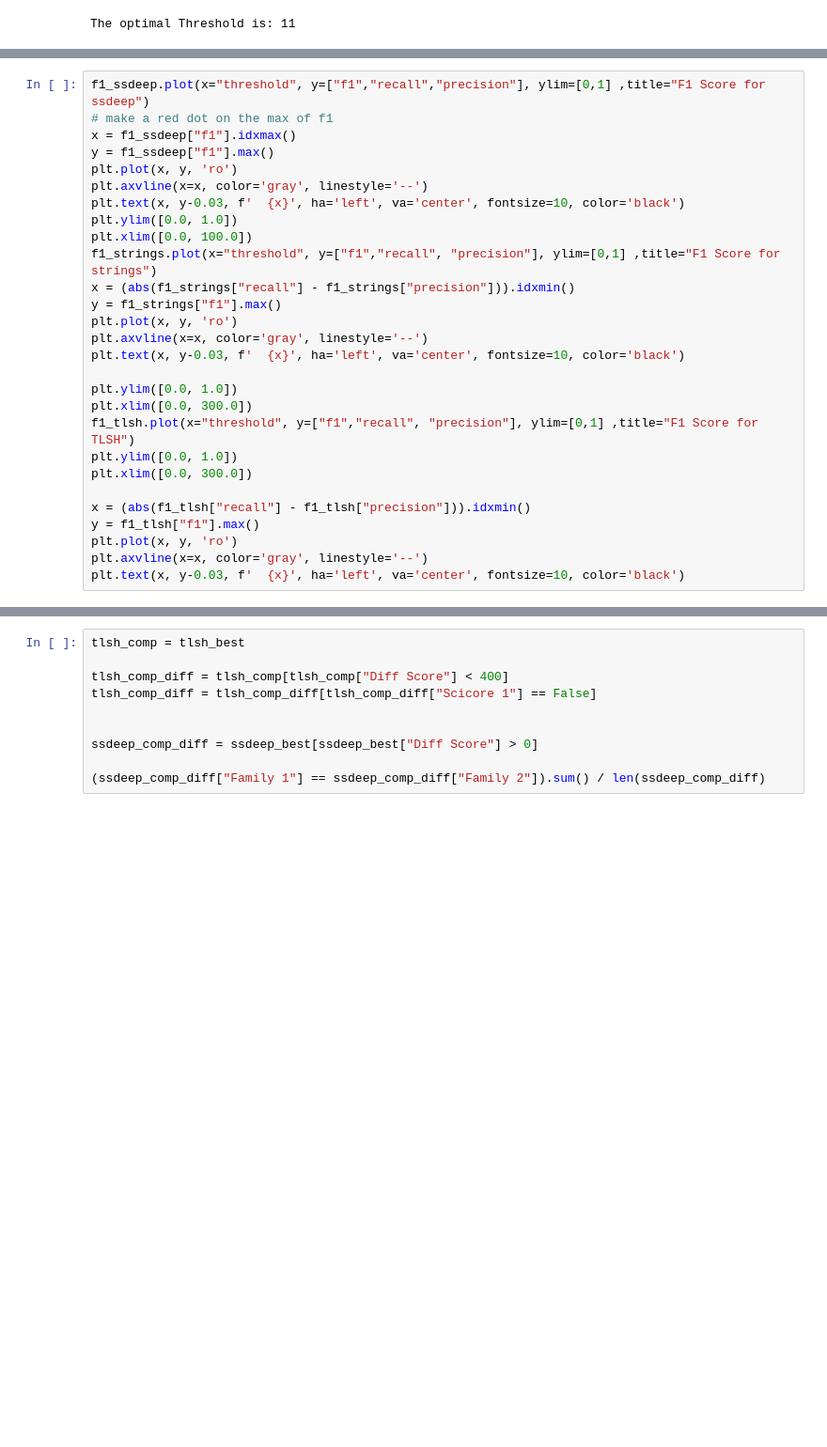
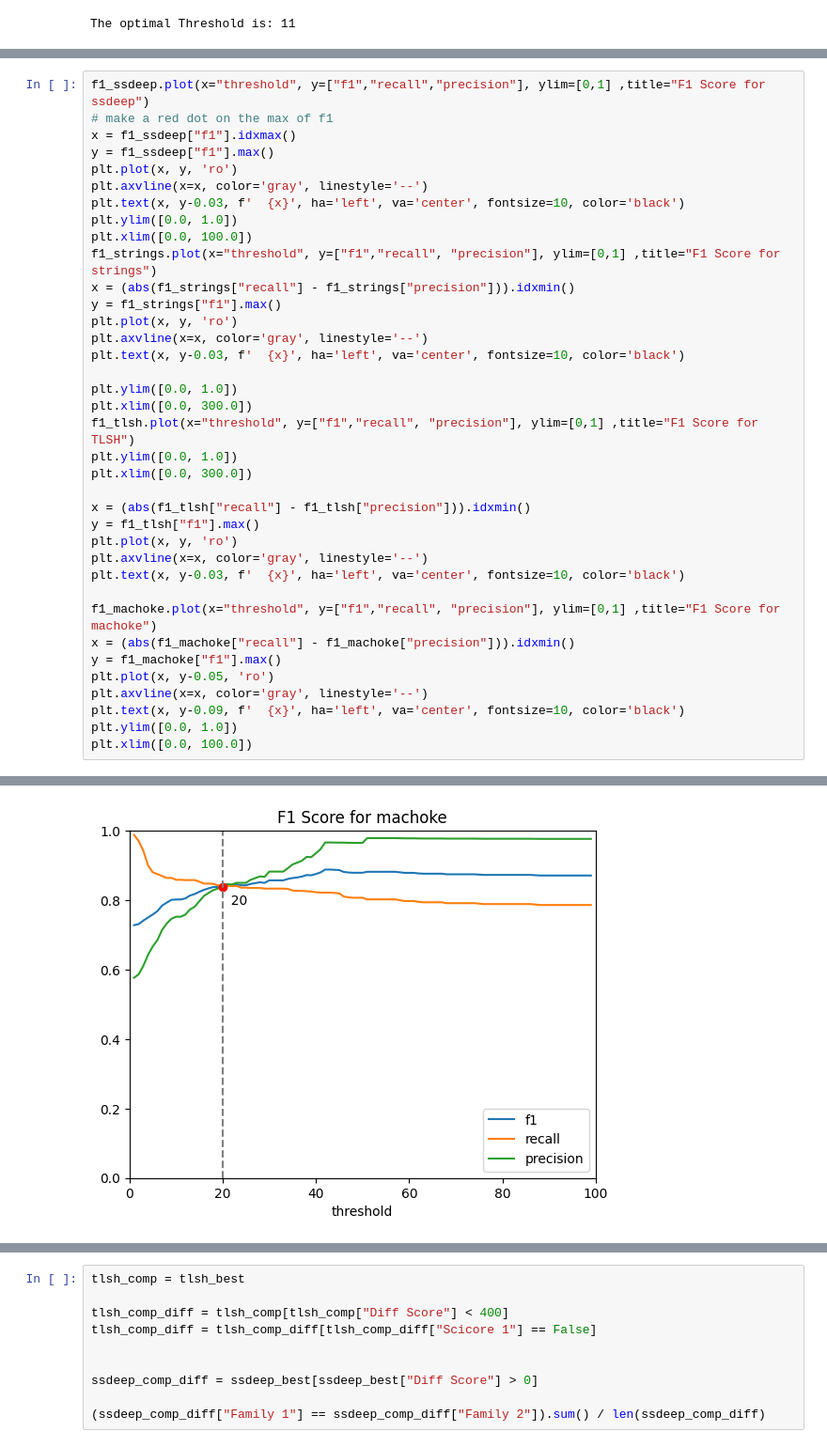
Before and after one commit to edizeqiri/obstkorb, a Jupyter notebook: Analysis/Malware.ipynb, the cells around one changed output, grey strips where cells are left out. Shown at 94% size. Drawn from its saved outputs; the diff is of its cells as text; blank space fills up the shorter version.

```diff
--- a/Analysis/Malware.ipynb
+++ b/Analysis/Malware.ipynb
@@ -535,4 +709,13 @@ y = f1_tlsh["f1"].max()
 plt.plot(x, y, 'ro')
 plt.axvline(x=x, color='gray', linestyle='--')
 plt.text(x, y-0.03, f'  {x}', ha='left', va='center', fontsize=10, color='black')
+
+f1_machoke.plot(x="threshold", y=["f1","recall", "precision"], ylim=[0,1] ,title="F1 Score for machoke")
+x = (abs(f1_machoke["recall"] - f1_machoke["precision"])).idxmin()
+y = f1_machoke["f1"].max()
+plt.plot(x, y-0.05, 'ro')
+plt.axvline(x=x, color='gray', linestyle='--')
+plt.text(x, y-0.09, f'  {x}', ha='left', va='center', fontsize=10, color='black')
+plt.ylim([0.0, 1.0])
+plt.xlim([0.0, 100.0])
 # %% [output]
@@ -540,6 +723,7 @@ Text(91, 0.9546621366061064, '  91')
 [figure]
 [figure]
 [figure]
+[figure, added]
 # %%
 f1_ssdeep.plot(x="threshold", y=["total","precision"], ylim=[0,1] ,title="F1 Score for ssdeep")
 x = (abs(f1_ssdeep["recall"] - f1_ssdeep["precision"])).idxmin()
```
Also changed, not shown: parts of 19 cells of this notebook, 8 other files.
